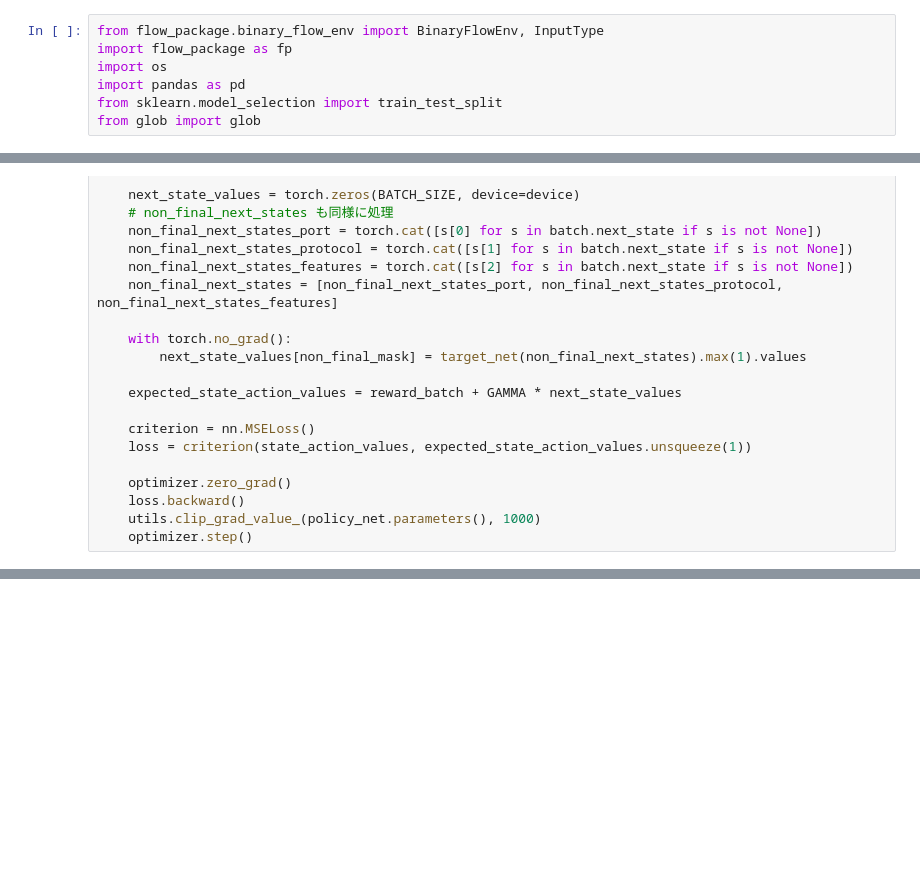
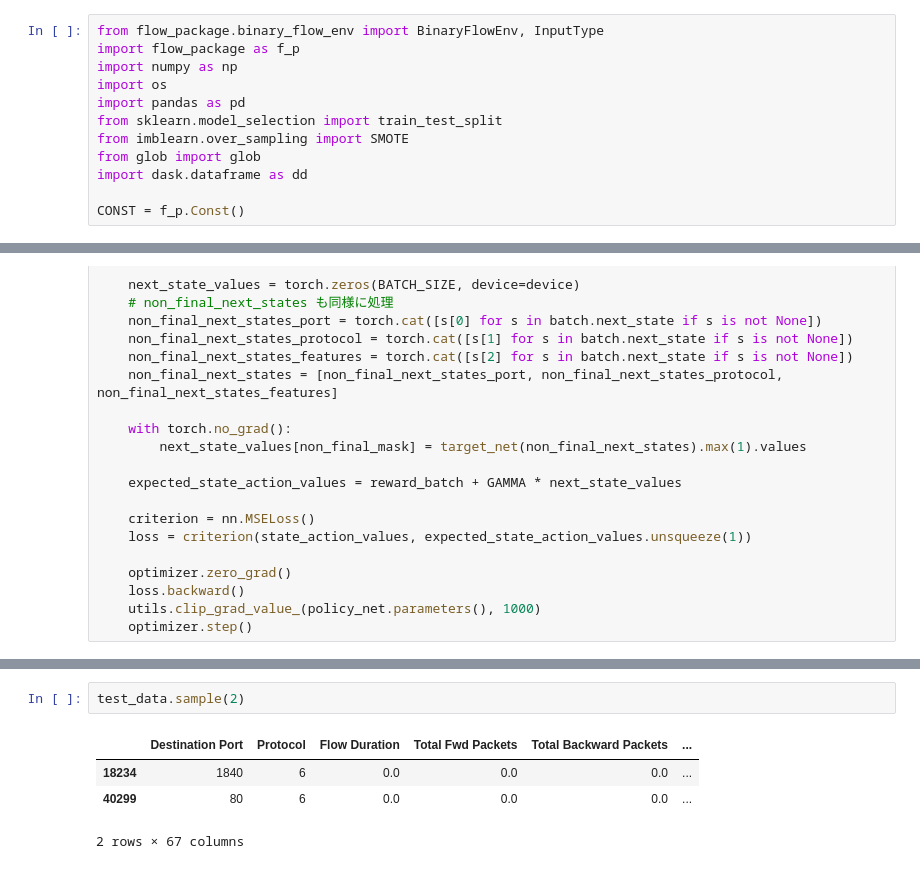
Before and after one commit to SpeedyHorse/drl, a Jupyter notebook: binary/99_myself/01_dqn.ipynb, the cells around one changed output, grey strips where cells are left out. Drawn from its saved outputs; the diff is of its cells as text; blank space fills up the shorter version.

```diff
--- a/binary/99_myself/01_dqn.ipynb
+++ b/binary/99_myself/01_dqn.ipynb
@@ -1,10 +1,15 @@
 # %%
 from flow_package.binary_flow_env import BinaryFlowEnv, InputType
-import flow_package as fp
+import flow_package as f_p
+import numpy as np
 import os
 import pandas as pd
 from sklearn.model_selection import train_test_split
+from imblearn.over_sampling import SMOTE
 from glob import glob
+import dask.dataframe as dd
+
+CONST = f_p.Const()
 # %%
 
 # TRAIN_PATH = os.path.abspath("../../raw_after_filtered/cicids2017/data/Benign-Monday-WorkingHours.pcap_ISCX.csv_0.csv")
@@ -433,0 +501,7 @@ confusion_matrix
+# %%
+test_data.sample(2)
+# %% [output]
+|  | Destination Port | Protocol | Flow Duration | Total Fwd Packets | Total Backward Packets | ... |
+| 18234 | 1840 | 6 | 0.0 | 0.0 | 0.0 | ... |
+| 40299 | 80 | 6 | 0.0 | 0.0 | 0.0 | ... |
+2 rows × 67 columns
```
Also changed, not shown: parts of 14 cells of this notebook, 4 other files.
